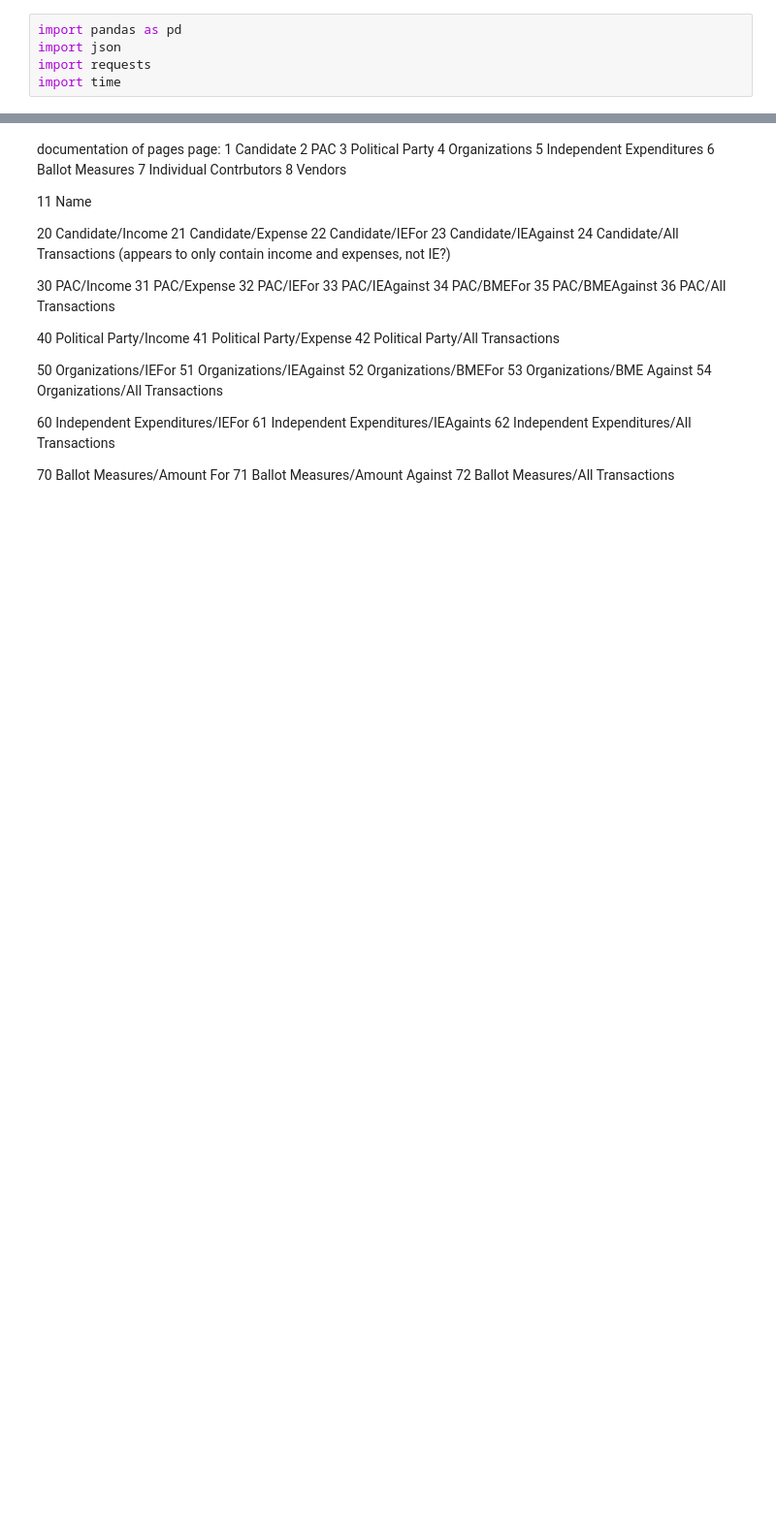
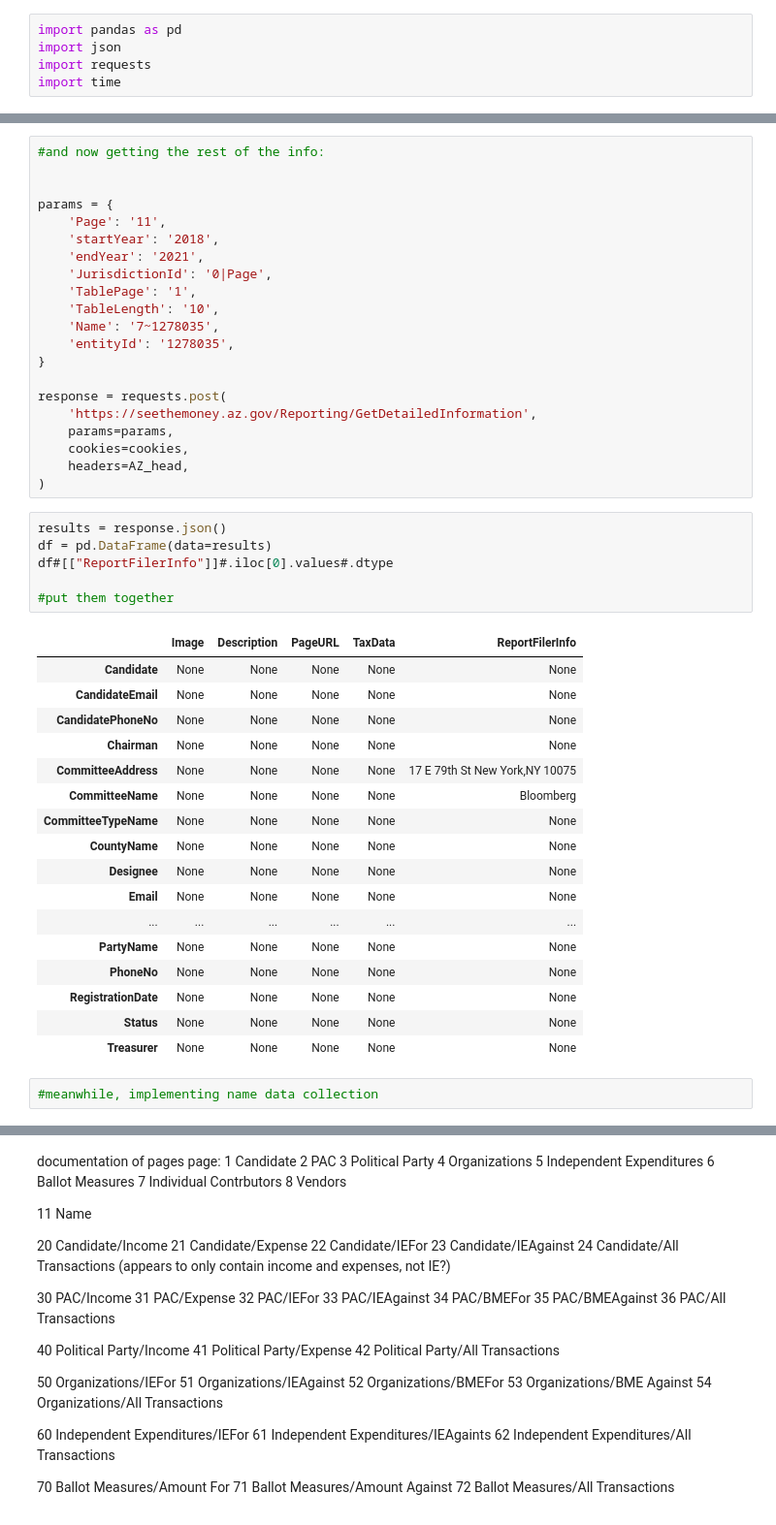
Before and after one commit to uchicago-dsi/climate-cabinet-campaign-finance-tracker, a Jupyter notebook: notebooks/az_webcrawler_3.ipynb, the cells around one changed output, grey strips where cells are left out. Shown: that part at 97% size. Cells and saved outputs as stored; diff of their text form; blank space fills up the shorter version.

Commit message:
bring branches up to date

```diff
--- a/notebooks/az_webcrawler_3.ipynb
+++ b/notebooks/az_webcrawler_3.ipynb
@@ -5,0 +281,47 @@ import time
+# %%
+#and now getting the rest of the info:
+
+
+params = {
+    'Page': '11',
+    'startYear': '2018',
+    'endYear': '2021',
+    'JurisdictionId': '0|Page',
+    'TablePage': '1',
+    'TableLength': '10',
+    'Name': '7~1278035',
+    'entityId': '1278035',
+}
+
+response = requests.post(
+    'https://seethemoney.az.gov/Reporting/GetDetailedInformation',
+    params=params,
+    cookies=cookies,
+    headers=AZ_head,
+)
+# %%
+results = response.json()
+df = pd.DataFrame(data=results)
+df#[["ReportFilerInfo"]]#.iloc[0].values#.dtype
+
+#put them together
+# %% [output]
+|  | Image | Description | PageURL | TaxData | ReportFilerInfo |
+| Candidate | None | None | None | None | None |
+| CandidateEmail | None | None | None | None | None |
+| CandidatePhoneNo | None | None | None | None | None |
+| Chairman | None | None | None | None | None |
+| CommitteeAddress | None | None | None | None | 17 E 79th St New York,NY 10075 |
+| CommitteeName | None | None | None | None | Bloomberg |
+| CommitteeTypeName | None | None | None | None | None |
+| CountyName | None | None | None | None | None |
+| Designee | None | None | None | None | None |
+| Email | None | None | None | None | None |
+| ... | ... | ... | ... | ... | ... |
+| PartyName | None | None | None | None | None |
+| PhoneNo | None | None | None | None | None |
+| RegistrationDate | None | None | None | None | None |
+| Status | None | None | None | None | None |
+| Treasurer | None | None | None | None | None |
+# %%
+#meanwhile, implementing name data collection
```
Also changed, not shown: parts of 32 cells of this notebook, 1 other file.
